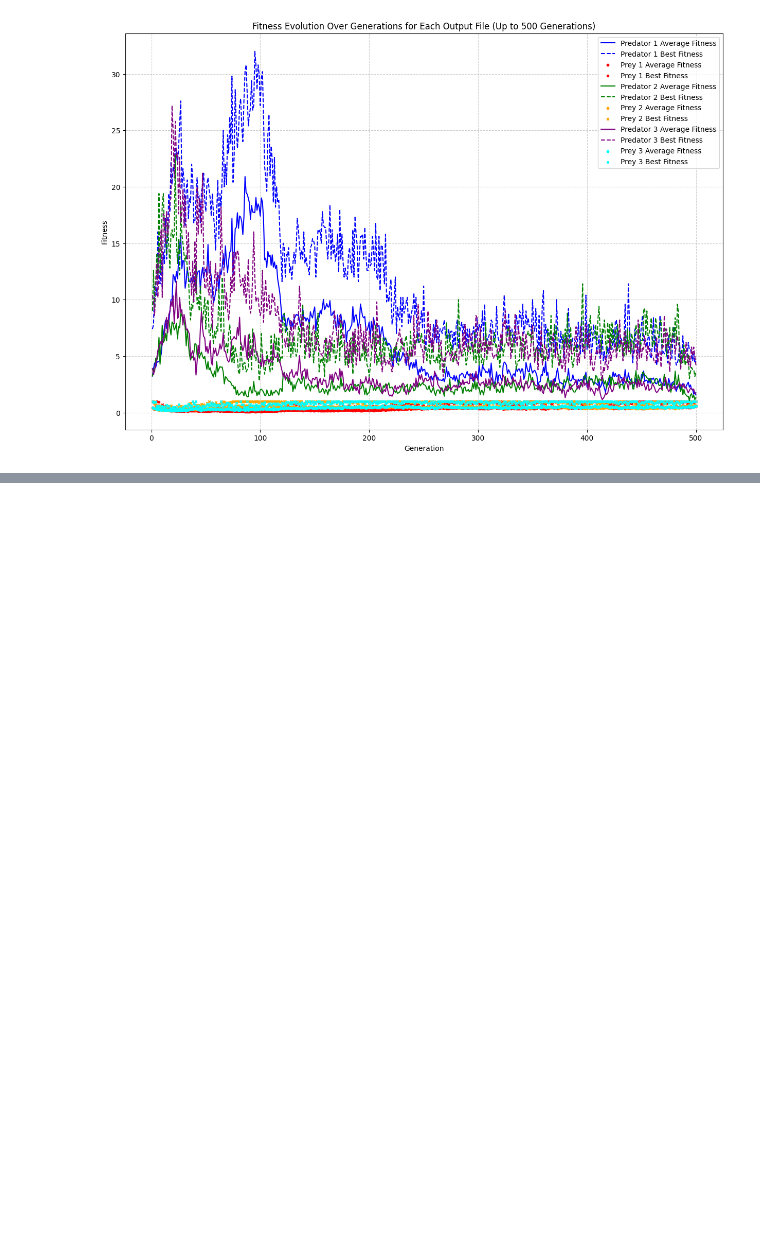
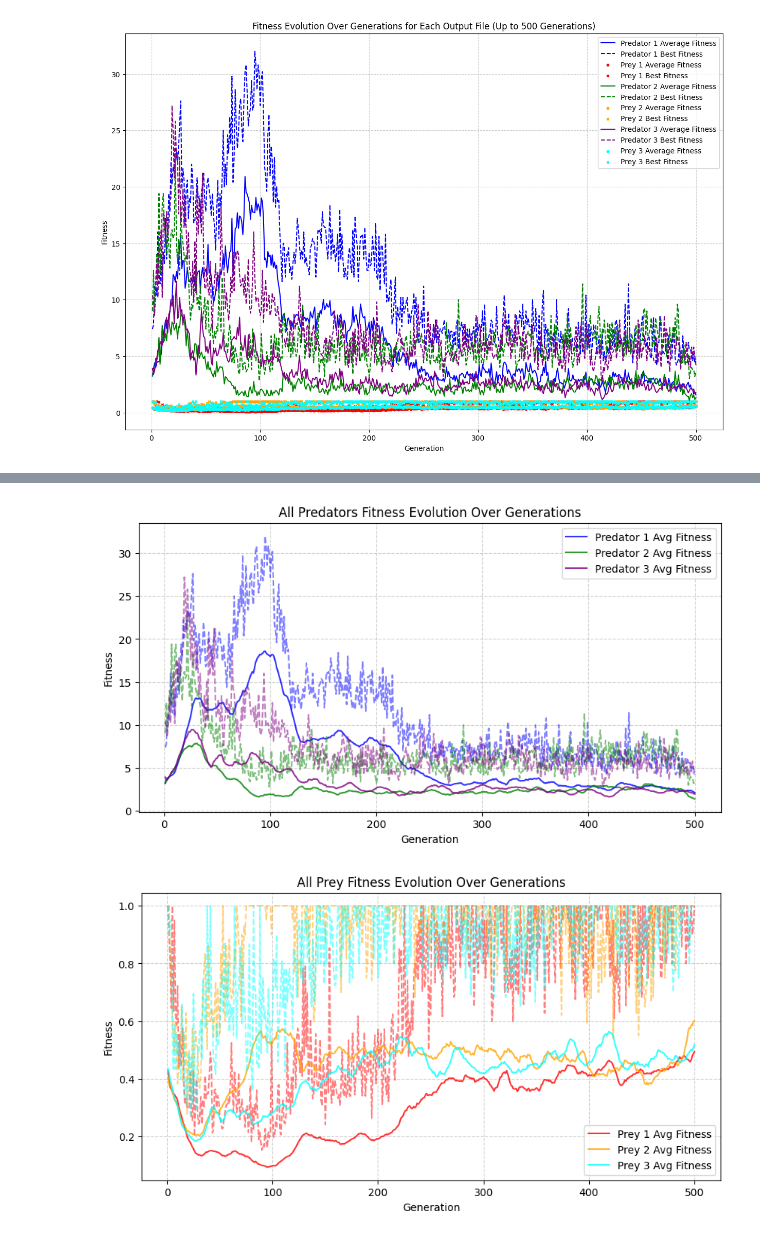
Before and after one commit to MichaelWiciak/GeneticAlgorithm, a Jupyter notebook: Analysis/main.ipynb, the cells around one changed output, grey strips where cells are left out. Saved outputs shown, nothing was run; the diff lists cells and outputs as text; code cells hidden in the pictures; blank space fills up the shorter version.

```diff
--- a/Analysis/main.ipynb
+++ b/Analysis/main.ipynb
@@ -228,0 +263,31 @@ plt.show()
+# %%
+# Plot all predators together
+plt.figure(figsize=(10, 5))
+for i, predator_df in enumerate(predator_dfs):
+    plt.plot(predator_df["Generation"][:500], predator_df["Smoothed Avg Fitness"][:500],
+             label=f"Predator {i + 1} Avg Fitness", linestyle="-", color=predator_colors[i], alpha=0.8)
+    plt.plot(predator_df["Generation"][:500], predator_df["Best Fitness"][:500],
+             linestyle="--", color=predator_colors[i], alpha=0.5)
+plt.title("All Predators Fitness Evolution Over Generations")
+plt.xlabel("Generation")
+plt.ylabel("Fitness")
+plt.legend()
+plt.grid(True, linestyle="--", alpha=0.6)
+plt.show()
+
+# Plot all prey together
+plt.figure(figsize=(10, 5))
+for i, prey_df in enumerate(prey_dfs):
+    plt.plot(prey_df["Generation"][:500], prey_df["Smoothed Avg Fitness"][:500],
+             label=f"Prey {i + 1} Avg Fitness", linestyle="-", color=prey_colors[i], alpha=0.8)
+    plt.plot(prey_df["Generation"][:500], prey_df["Best Fitness"][:500],
+             linestyle="--", color=prey_colors[i], alpha=0.5)
+plt.title("All Prey Fitness Evolution Over Generations")
+plt.xlabel("Generation")
+plt.ylabel("Fitness")
+plt.legend()
+plt.grid(True, linestyle="--", alpha=0.6)
+plt.show()
+# %% [output]
+[figure, added]
+[figure, added]
```
Also changed, not shown: parts of 5 cells of this notebook, 20 other files.
